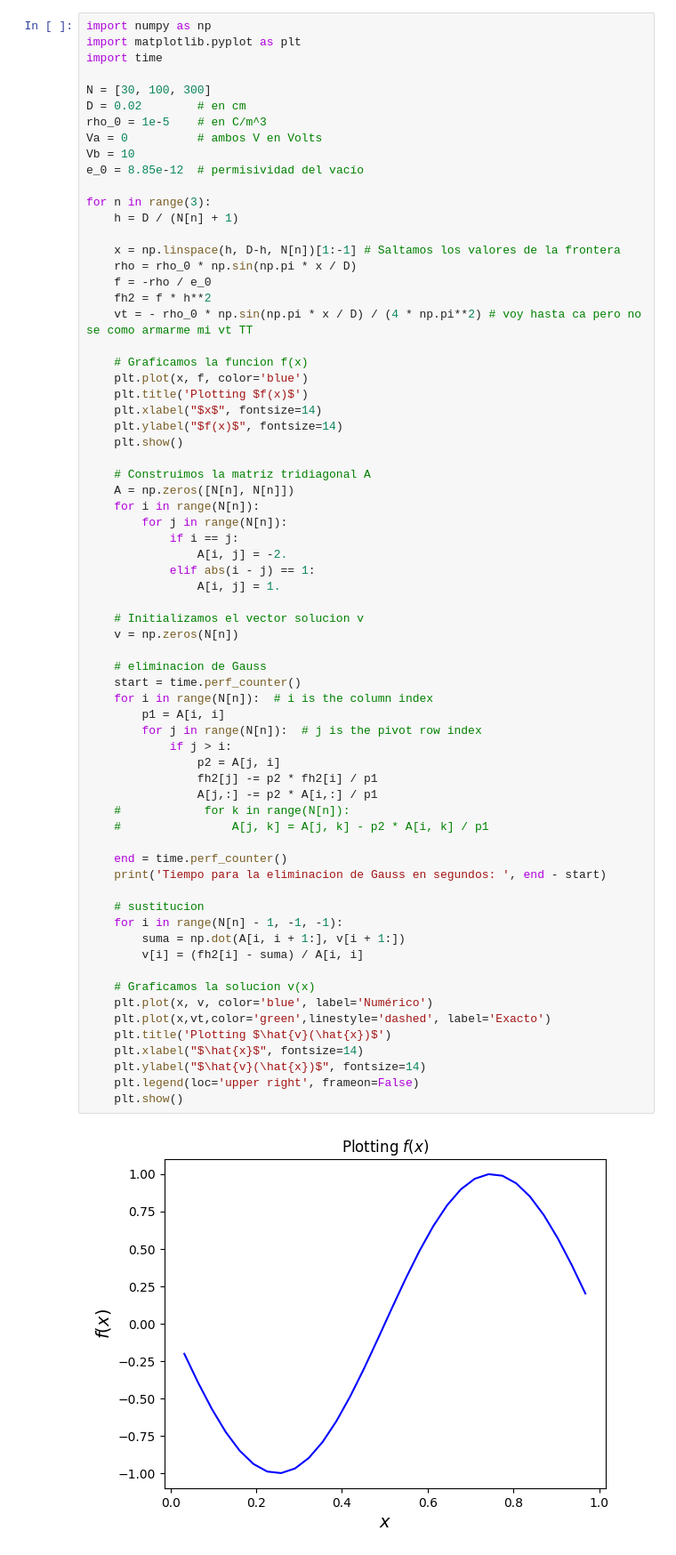
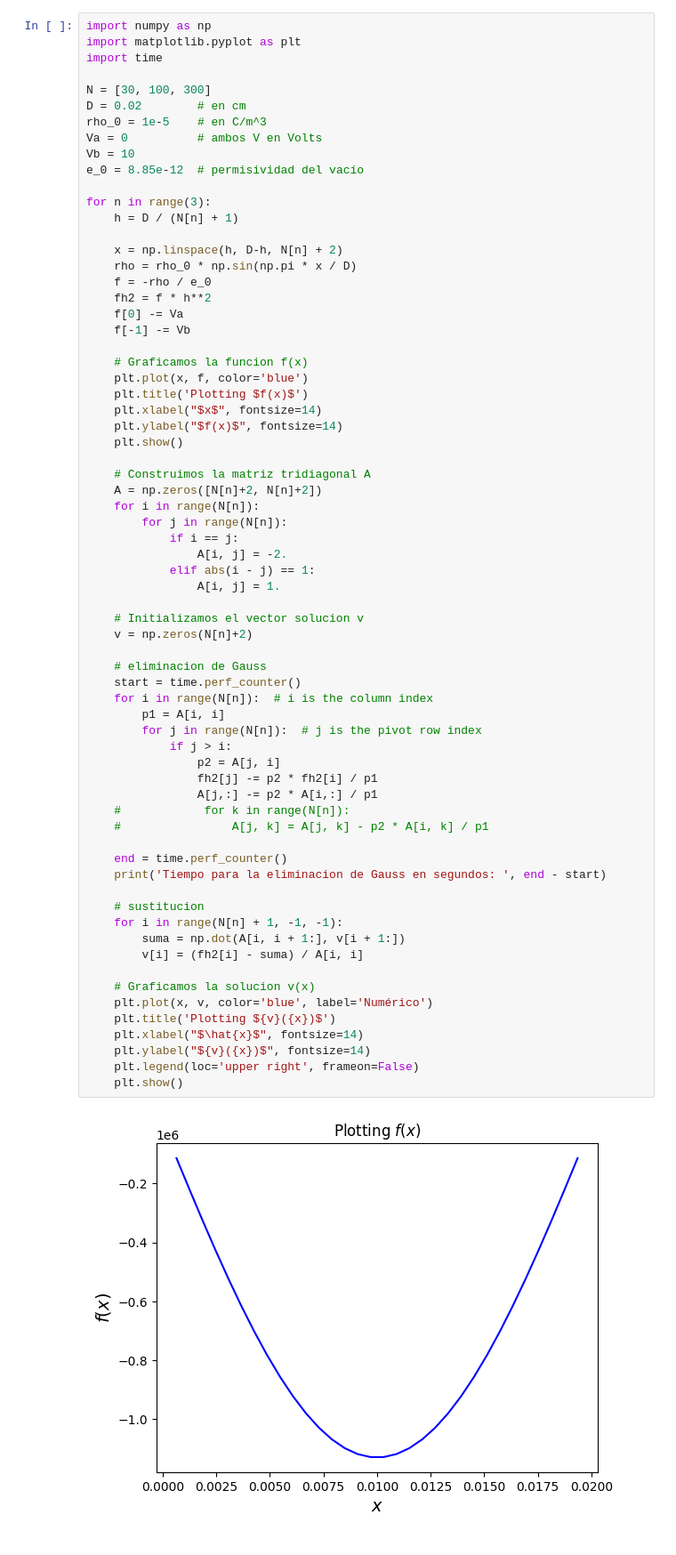
Before and after one commit to CrushinAngel/Numericos_2, a Jupyter notebook: pivot_gauss_sustitucion_poisson.ipynb, the cells around one changed output. Shown: that part at 89% size. Drawn from its saved outputs; the diff is of its cells as text.

```diff
--- a/pivot_gauss_sustitucion_poisson.ipynb
+++ b/pivot_gauss_sustitucion_poisson.ipynb
@@ -13,11 +13,12 @@ e_0 = 8.85e-12  # permisividad del vacío
 for n in range(3):
     h = D / (N[n] + 1)
 
-    x = np.linspace(h, D-h, N[n])[1:-1] # Saltamos los valores de la frontera
+    x = np.linspace(h, D-h, N[n] + 2)
     rho = rho_0 * np.sin(np.pi * x / D)
     f = -rho / e_0
     fh2 = f * h**2
-    vt = - rho_0 * np.sin(np.pi * x / D) / (4 * np.pi**2) # voy hasta ca pero no se como armarme mi vt TT
+    f[0] -= Va
+    f[-1] -= Vb
 
     # Graficamos la funcion f(x)
     plt.plot(x, f, color='blue')
@@ -27,7 +28,7 @@ for n in range(3):
     plt.show()
 
     # Construimos la matriz tridiagonal A
-    A = np.zeros([N[n], N[n]])
+    A = np.zeros([N[n]+2, N[n]+2])
     for i in range(N[n]):
         for j in range(N[n]):
             if i == j:
@@ -35,36 +36,35 @@ for n in range(3):
             elif abs(i - j) == 1:
                 A[i, j] = 1.
 
     # Initializamos el vector solucion v
-    v = np.zeros(N[n])
+    v = np.zeros(N[n]+2)
 
     # eliminacion de Gauss
     start = time.perf_counter()
     for i in range(N[n]):  # i is the column index
         p1 = A[i, i]
         for j in range(N[n]):  # j is the pivot row index
             if j > i:
                 p2 = A[j, i]
                 fh2[j] -= p2 * fh2[i] / p1
                 A[j,:] -= p2 * A[i,:] / p1
     #            for k in range(N[n]):
     #                A[j, k] = A[j, k] - p2 * A[i, k] / p1
 
     end = time.perf_counter()
     print('Tiempo para la eliminacion de Gauss en segundos: ', end - start)
 
     # sustitucion
-    for i in range(N[n] - 1, -1, -1):
+    for i in range(N[n] + 1, -1, -1):
         suma = np.dot(A[i, i + 1:], v[i + 1:])
         v[i] = (fh2[i] - suma) / A[i, i]
 
     # Graficamos la solucion v(x)
     plt.plot(x, v, color='blue', label='Numérico')
-    plt.plot(x,vt,color='green',linestyle='dashed', label='Exacto')
-    plt.title('Plotting $\hat{v}(\hat{x})$')
+    plt.title('Plotting ${v}({x})$')
     plt.xlabel("$\hat{x}$", fontsize=14)
-    plt.ylabel("$\hat{v}(\hat{x})$", fontsize=14)
+    plt.ylabel("${v}({x})$", fontsize=14)
     plt.legend(loc='upper right', frameon=False)
     plt.show()
 # %% [output]
-[figure, old version]
+[figure, new version]
```
Also changed, not shown: parts of 2 cells of this notebook.
